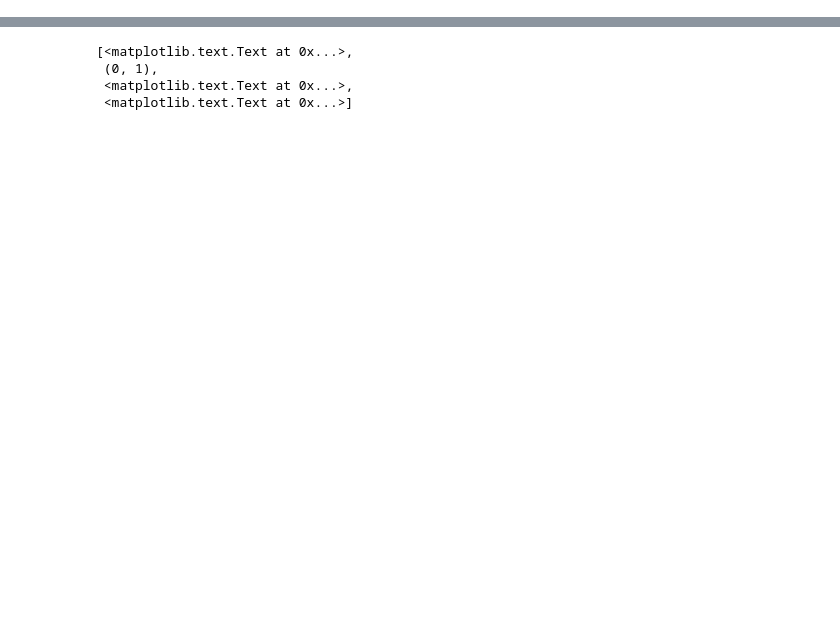
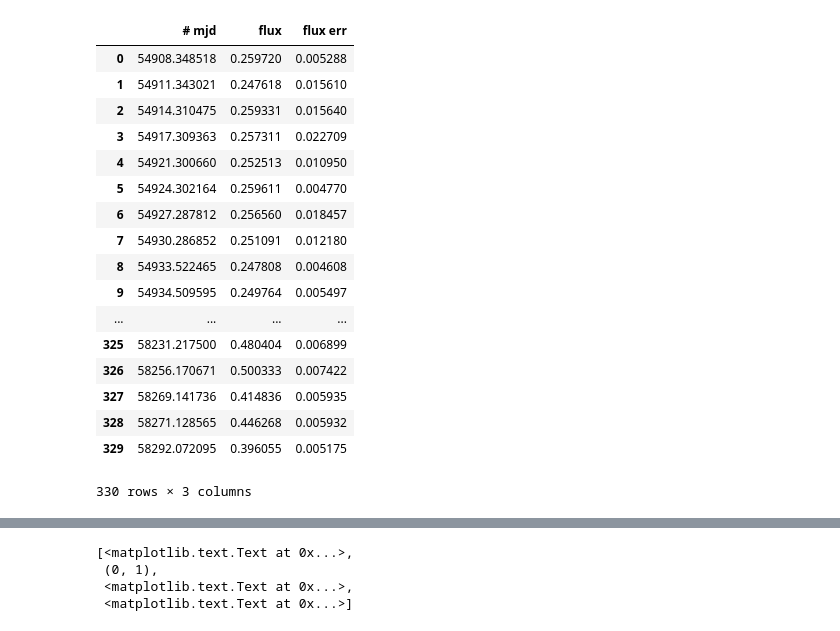
Before and after one commit to brettlv/brettlv.github.io, a Jupyter notebook: pythoncode/astroLombScargle.ipynb, the cells around one changed output, grey strips where cells are left out. Saved outputs shown, nothing was run; the diff lists cells and outputs as text; code cells hidden in the pictures; blank space fills up the shorter version.

```diff
--- a/pythoncode/astroLombScargle.ipynb
+++ b/pythoncode/astroLombScargle.ipynb
@@ -0,0 +25,23 @@
+# %%
+data=pd.read_csv('/Users/brettlv/blog/IHEP_sync/file_to_mac/data/J1422+3223.csv')
+# %%
+data
+# %% [output]
+|  | # mjd | flux | flux err |
+| 0 | 54908.348518 | 0.259720 | 0.005288 |
+| 1 | 54911.343021 | 0.247618 | 0.015610 |
+| 2 | 54914.310475 | 0.259331 | 0.015640 |
+| 3 | 54917.309363 | 0.257311 | 0.022709 |
+| 4 | 54921.300660 | 0.252513 | 0.010950 |
+| 5 | 54924.302164 | 0.259611 | 0.004770 |
+| 6 | 54927.287812 | 0.256560 | 0.018457 |
+| 7 | 54930.286852 | 0.251091 | 0.012180 |
+| 8 | 54933.522465 | 0.247808 | 0.004608 |
+| 9 | 54934.509595 | 0.249764 | 0.005497 |
+| ... | ... | ... | ... |
+| 325 | 58231.217500 | 0.480404 | 0.006899 |
+| 326 | 58256.170671 | 0.500333 | 0.007422 |
+| 327 | 58269.141736 | 0.414836 | 0.005935 |
+| 328 | 58271.128565 | 0.446268 | 0.005932 |
+| 329 | 58292.072095 | 0.396055 | 0.005175 |
+330 rows × 3 columns
```
Also changed, not shown: parts of 14 cells of this notebook, 44 other files.
